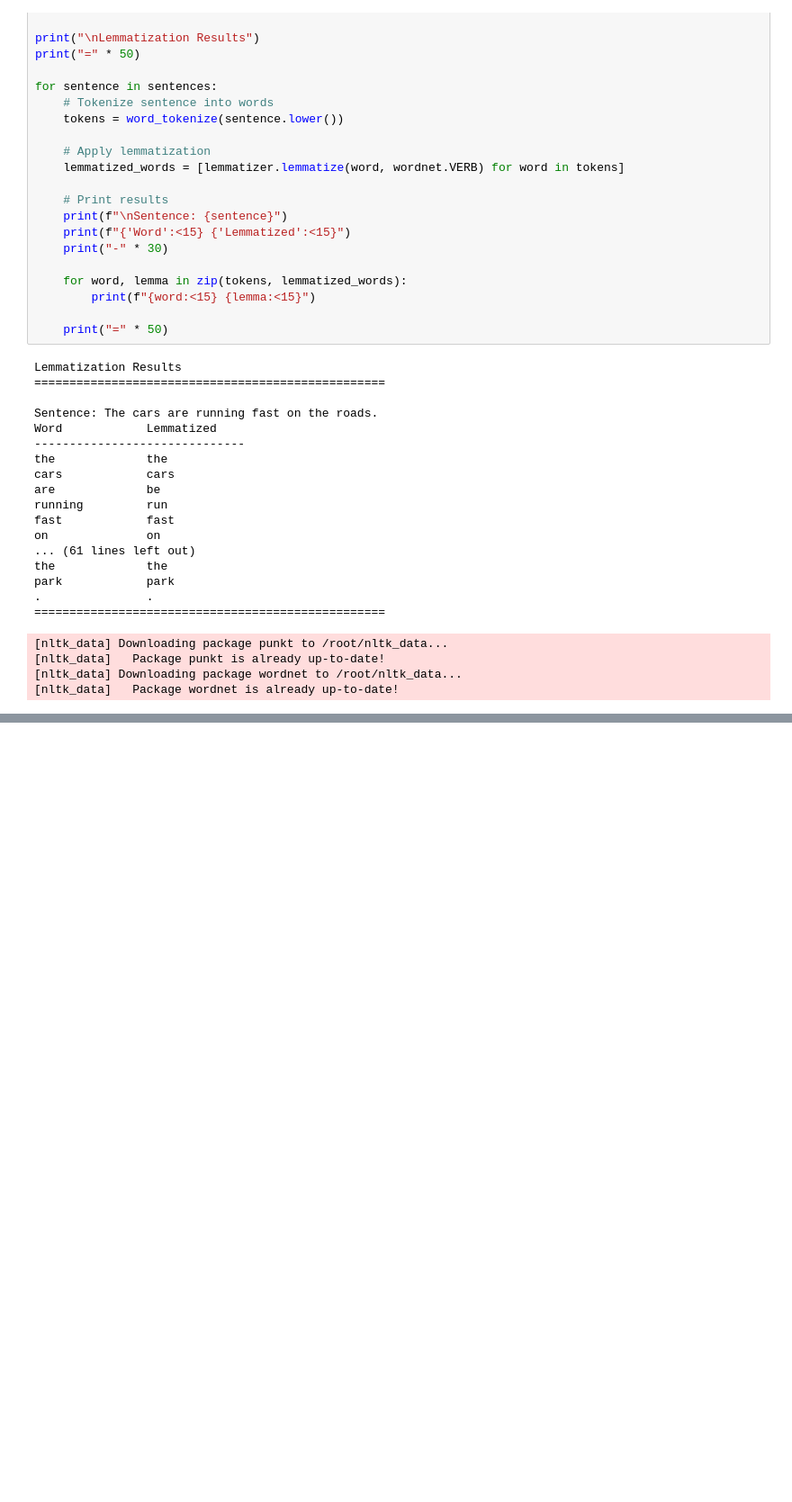
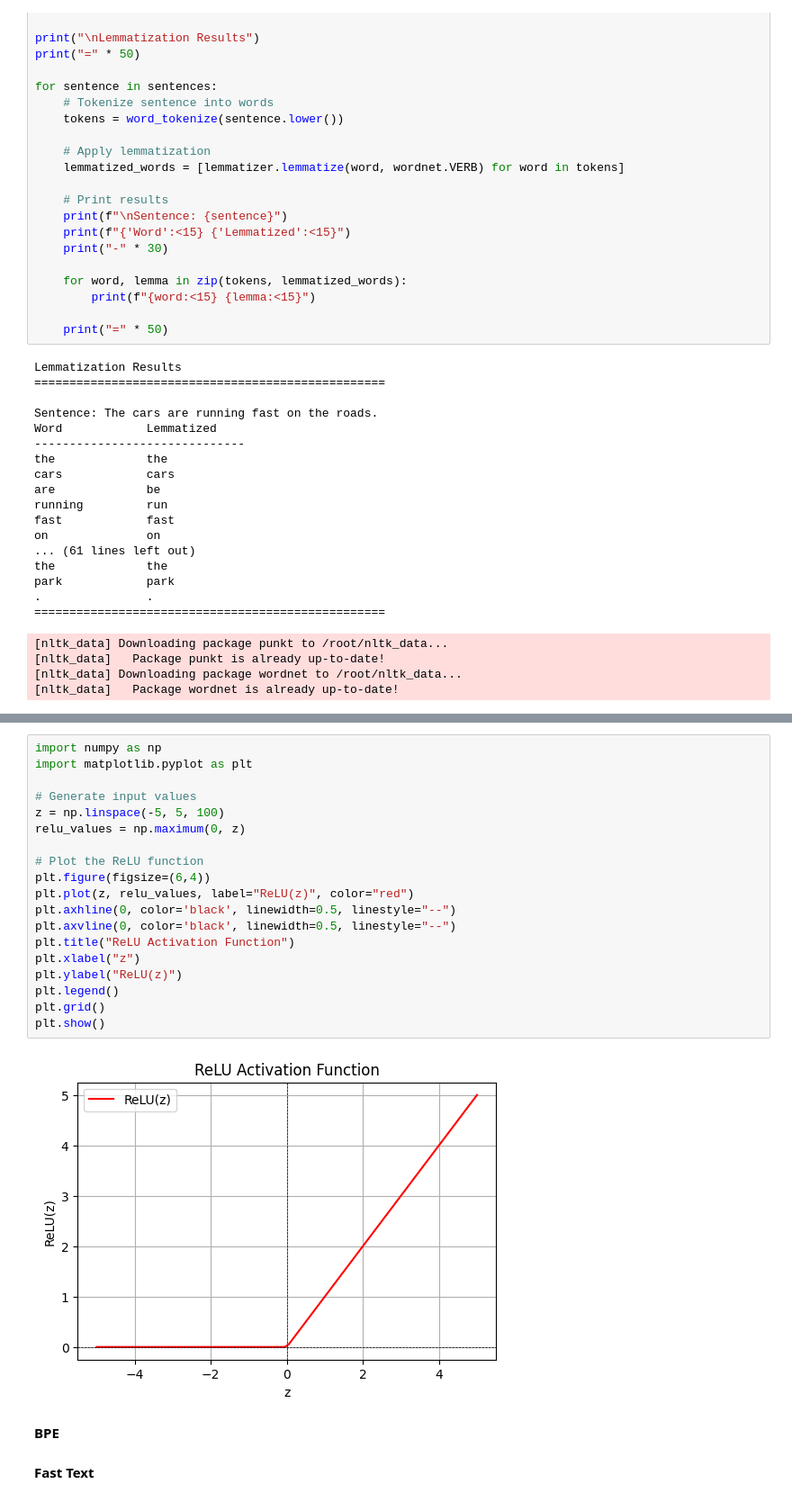
Before and after one commit to AyeshaAreej/NLPMSCS2-Practce, a Jupyter notebook: NLPMSCS2.ipynb, the cells around one changed output, grey strips where cells are left out. Shown: that part at 90% size. Drawn from its saved outputs; the diff is of its cells as text; blank space fills up the shorter version.

```diff
--- a/NLPMSCS2.ipynb
+++ b/NLPMSCS2.ipynb
@@ -215,0 +377,25 @@ park            park
+# %%
+import numpy as np
+import matplotlib.pyplot as plt
+
+# Generate input values
+z = np.linspace(-5, 5, 100)
+relu_values = np.maximum(0, z)
+
+# Plot the ReLU function
+plt.figure(figsize=(6,4))
+plt.plot(z, relu_values, label="ReLU(z)", color="red")
+plt.axhline(0, color='black', linewidth=0.5, linestyle="--")
+plt.axvline(0, color='black', linewidth=0.5, linestyle="--")
+plt.title("ReLU Activation Function")
+plt.xlabel("z")
+plt.ylabel("ReLU(z)")
+plt.legend()
+plt.grid()
+plt.show()
+# %% [output]
+[figure, added]
+# %% [markdown]
+**BPE**
+# %% [markdown]
+**Fast Text**
```
Also changed, not shown: parts of 9 cells of this notebook.
